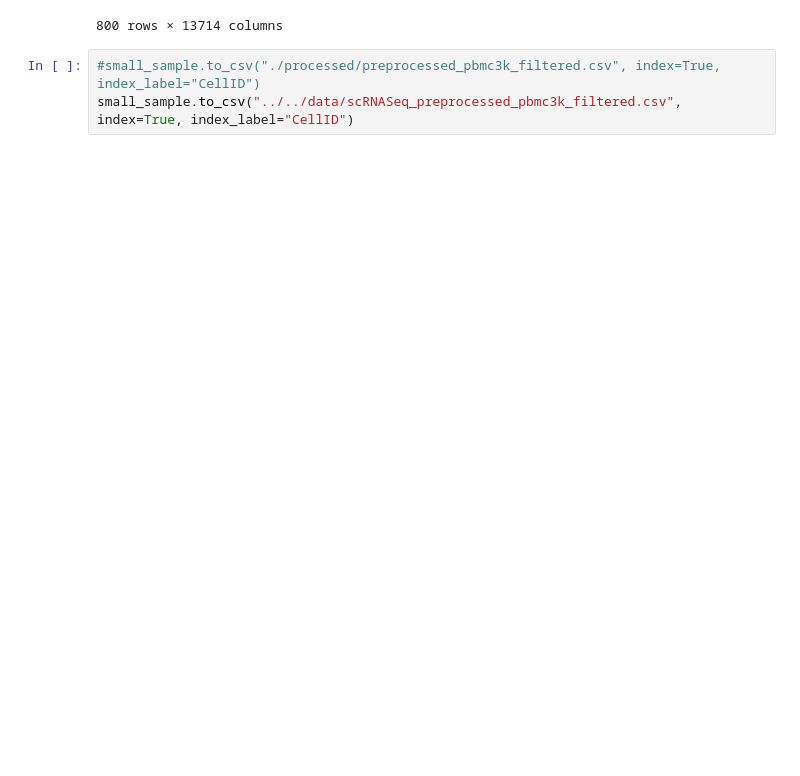
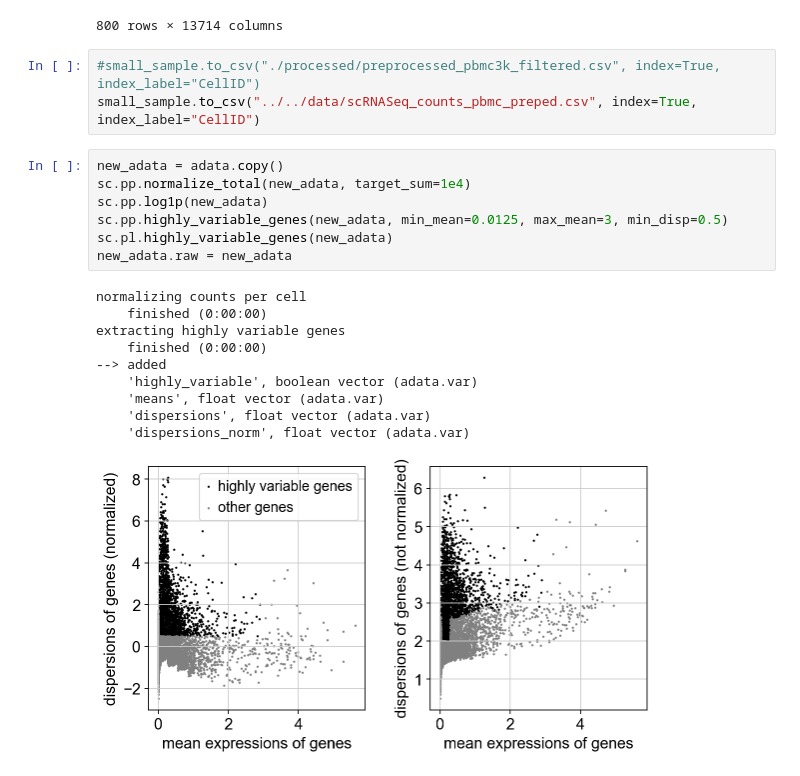
Before and after one commit to Yokohide0317/SeikaWakate-AI, a Jupyter notebook: sources/scRNA-Seq/00_prep-data.ipynb, the cells around one changed output. Cells and saved outputs as stored; diff of their text form; blank space fills up the shorter version.

```diff
--- a/sources/scRNA-Seq/00_prep-data.ipynb
+++ b/sources/scRNA-Seq/00_prep-data.ipynb
@@ -125,4 +116,22 @@ small_sample
 800 rows × 13714 columns
 # %%
 #small_sample.to_csv("./processed/preprocessed_pbmc3k_filtered.csv", index=True, index_label="CellID")
-small_sample.to_csv("../../data/scRNASeq_preprocessed_pbmc3k_filtered.csv", index=True, index_label="CellID")
+small_sample.to_csv("../../data/scRNASeq_counts_pbmc_preped.csv", index=True, index_label="CellID")
+# %%
+new_adata = adata.copy()
+sc.pp.normalize_total(new_adata, target_sum=1e4)
+sc.pp.log1p(new_adata)
+sc.pp.highly_variable_genes(new_adata, min_mean=0.0125, max_mean=3, min_disp=0.5)
+sc.pl.highly_variable_genes(new_adata)
+new_adata.raw = new_adata
+# %% [output]
+normalizing counts per cell
+    finished (0:00:00)
+extracting highly variable genes
+    finished (0:00:00)
+--> added
+    'highly_variable', boolean vector (adata.var)
+    'means', float vector (adata.var)
+    'dispersions', float vector (adata.var)
+    'dispersions_norm', float vector (adata.var)
+[figure, added]
```
Also changed, not shown: parts of 17 cells of this notebook, 2 other files.
